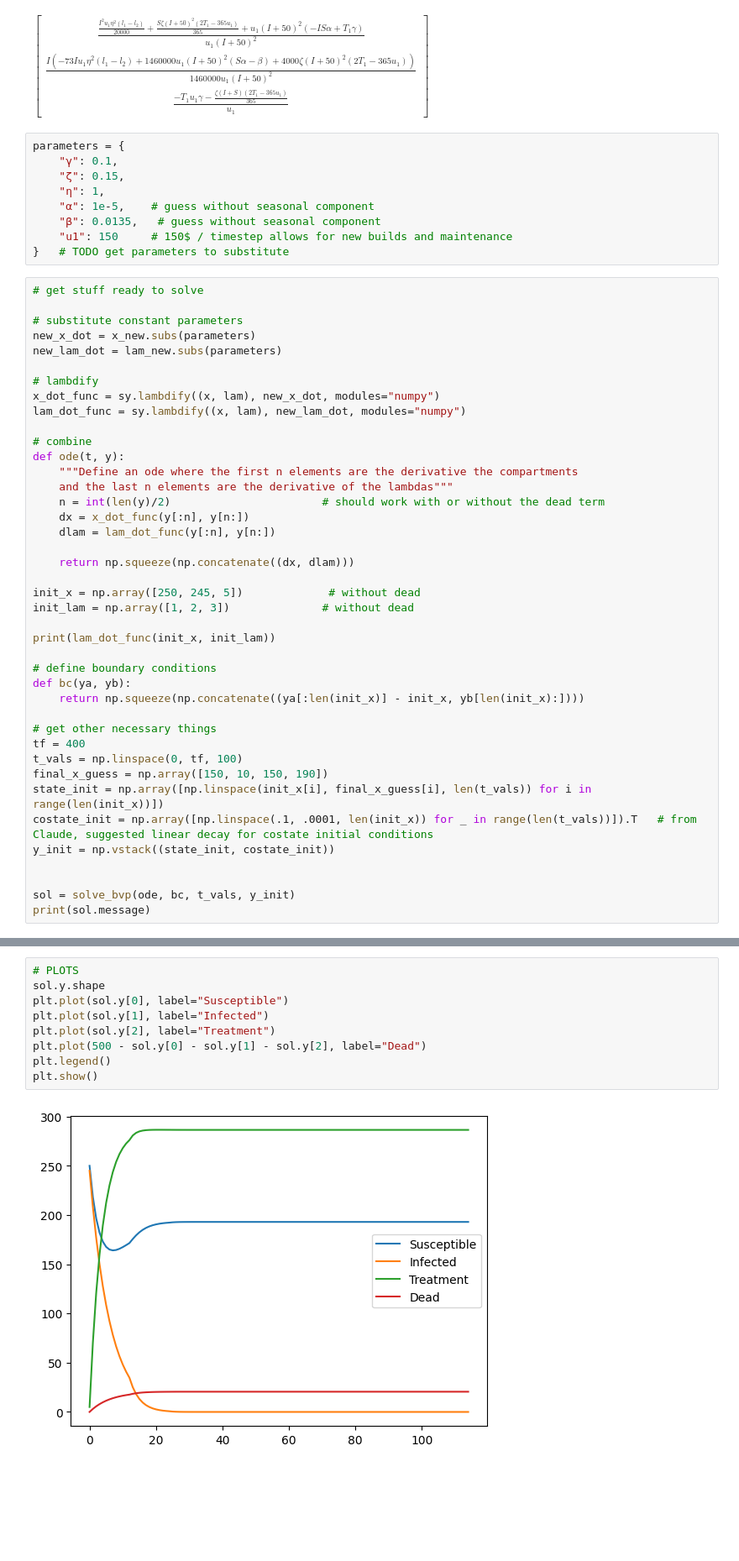
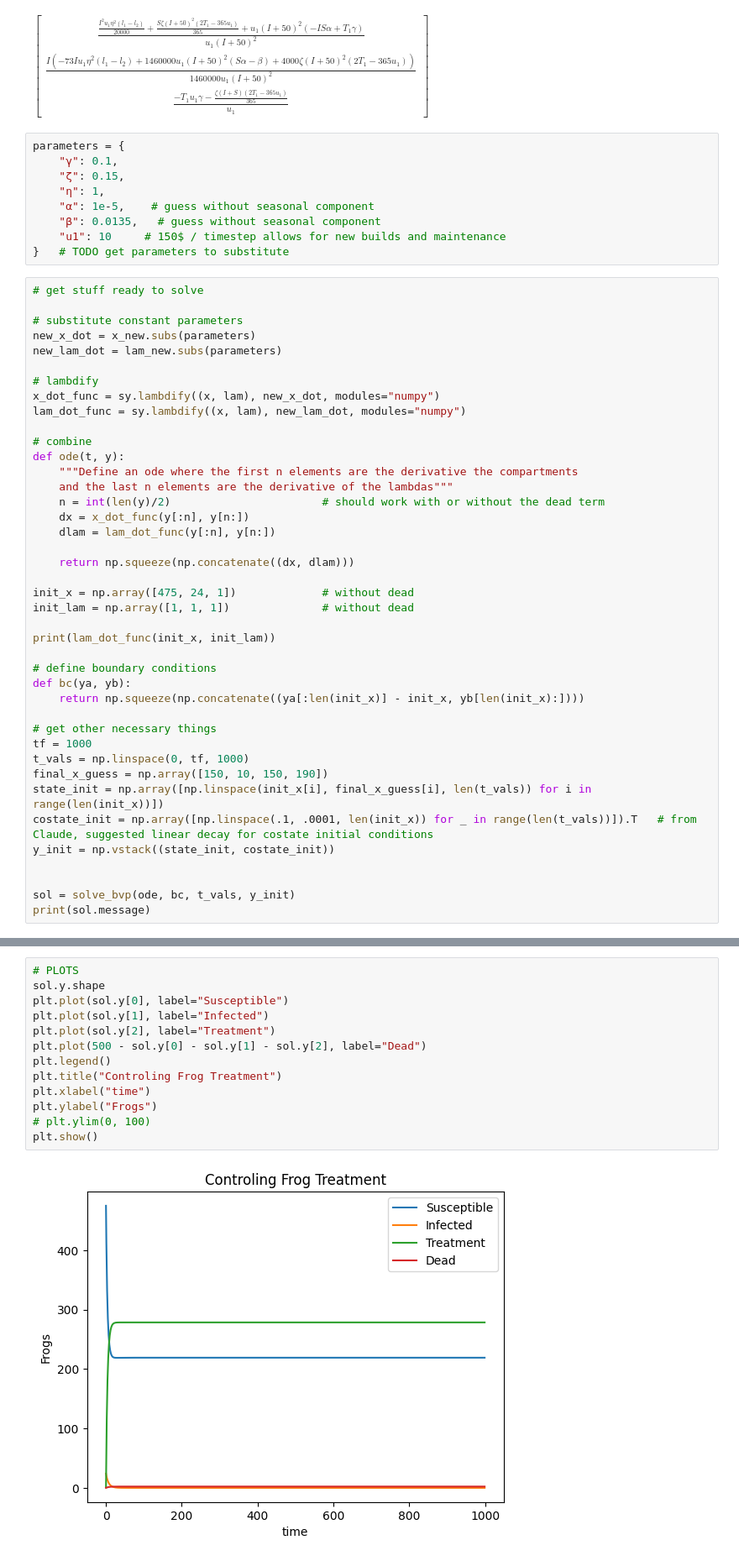
Before and after one commit to ACME-Vol4-Project1/save-axolotls-control, a Jupyter notebook: test_control.ipynb, the cells around one changed output, grey strips where cells are left out. Shown at 84% size. Drawn from its saved outputs; the diff is of its cells as text; blank space fills up the shorter version.

```diff
--- a/test_control.ipynb
+++ b/test_control.ipynb
@@ -59,7 +61,7 @@ parameters = {
     "η": 1,
     "α": 1e-5,    # guess without seasonal component
     "β": 0.0135,   # guess without seasonal component
-    "u1": 150     # 150$ / timestep allows for new builds and maintenance
+    "u1": 10     # 150$ / timestep allows for new builds and maintenance
 }   # TODO get parameters to substitute
 # %%
 # get stuff ready to solve
@@ -82,8 +84,8 @@ def ode(t, y):
 
     return np.squeeze(np.concatenate((dx, dlam)))
 
-init_x = np.array([250, 245, 5])             # without dead
-init_lam = np.array([1, 2, 3])              # without dead
+init_x = np.array([475, 24, 1])             # without dead
+init_lam = np.array([1, 1, 1])              # without dead
 
 print(lam_dot_func(init_x, init_lam))
 
@@ -92,8 +94,8 @@ def bc(ya, yb):
     return np.squeeze(np.concatenate((ya[:len(init_x)] - init_x, yb[len(init_x):])))
 
 # get other necessary things
-tf = 400
-t_vals = np.linspace(0, tf, 100)
+tf = 1000
+t_vals = np.linspace(0, tf, 1000)
 final_x_guess = np.array([150, 10, 150, 190])
 state_init = np.array([np.linspace(init_x[i], final_x_guess[i], len(t_vals)) for i in range(len(init_x))])
 costate_init = np.array([np.linspace(.1, .0001, len(init_x)) for _ in range(len(t_vals))]).T   # from Claude, suggested linear decay for costate initial conditions
@@ -110,11 +112,15 @@ The algorithm converged to the desired accuracy.
 # %%
 # PLOTS
 sol.y.shape
 plt.plot(sol.y[0], label="Susceptible")
 plt.plot(sol.y[1], label="Infected")
 plt.plot(sol.y[2], label="Treatment")
 plt.plot(500 - sol.y[0] - sol.y[1] - sol.y[2], label="Dead")
 plt.legend()
+plt.title("Controling Frog Treatment")
+plt.xlabel("time")
+plt.ylabel("Frogs")
+# plt.ylim(0, 100)
 plt.show()
 # %% [output]
-[figure, old version]
+[figure, new version]
```
Also changed, not shown: parts of 7 cells of this notebook, 2 other files.
